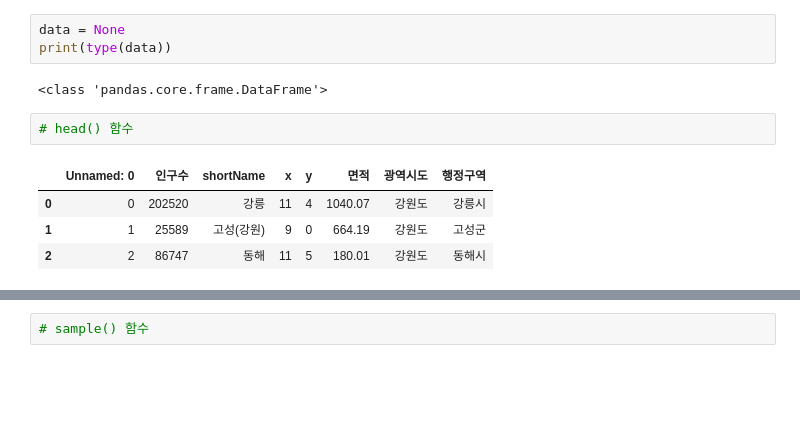
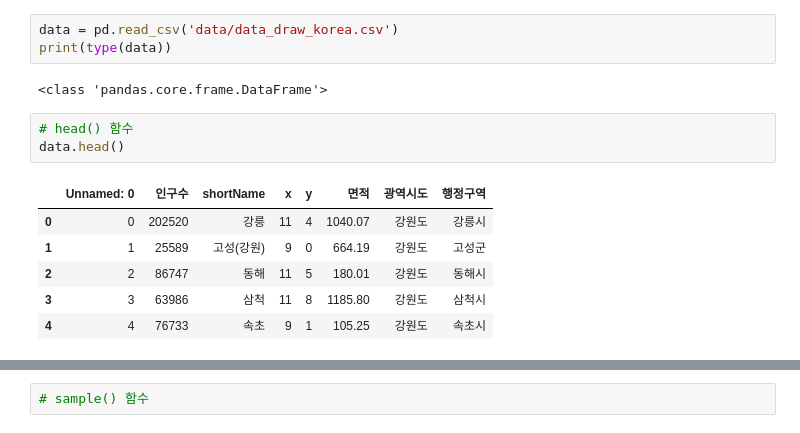
Before and after one commit to mysoyul/Python_WebScraping_Analysis_202511, a Jupyter notebook: 03.행정구역정보_분석과시각화.ipynb, the cells around one changed output, grey strips where cells are left out. Saved outputs shown, nothing was run; the diff lists cells and outputs as text; blank space fills up the shorter version.

```diff
--- a/03.행정구역정보_분석과시각화.ipynb
+++ b/03.행정구역정보_분석과시각화.ipynb
@@ -15,16 +15,19 @@ print(pd.__version__)
 # %% [markdown]
 ##### pandas의 read_csv() 함수로 csv file을 읽어서 DataFrame 객체로 생성하고 데이터 확인하기
 # %%
-data = None
+data = pd.read_csv('data/data_draw_korea.csv')
 print(type(data))
 # %% [output]
 <class 'pandas.core.frame.DataFrame'>
 # %%
 # head() 함수
+data.head()
 # %% [output]
 |  | Unnamed: 0 | 인구수 | shortName | x | y | 면적 | 광역시도 | 행정구역 |
 | 0 | 0 | 202520 | 강릉 | 11 | 4 | 1040.07 | 강원도 | 강릉시 |
 | 1 | 1 | 25589 | 고성(강원) | 9 | 0 | 664.19 | 강원도 | 고성군 |
 | 2 | 2 | 86747 | 동해 | 11 | 5 | 180.01 | 강원도 | 동해시 |
+| 3 | 3 | 63986 | 삼척 | 11 | 8 | 1185.80 | 강원도 | 삼척시 |
+| 4 | 4 | 76733 | 속초 | 9 | 1 | 105.25 | 강원도 | 속초시 |
 # %%
 # tail() 함수
```
Also changed, not shown: parts of 1 cell of this notebook, 1 other file.
